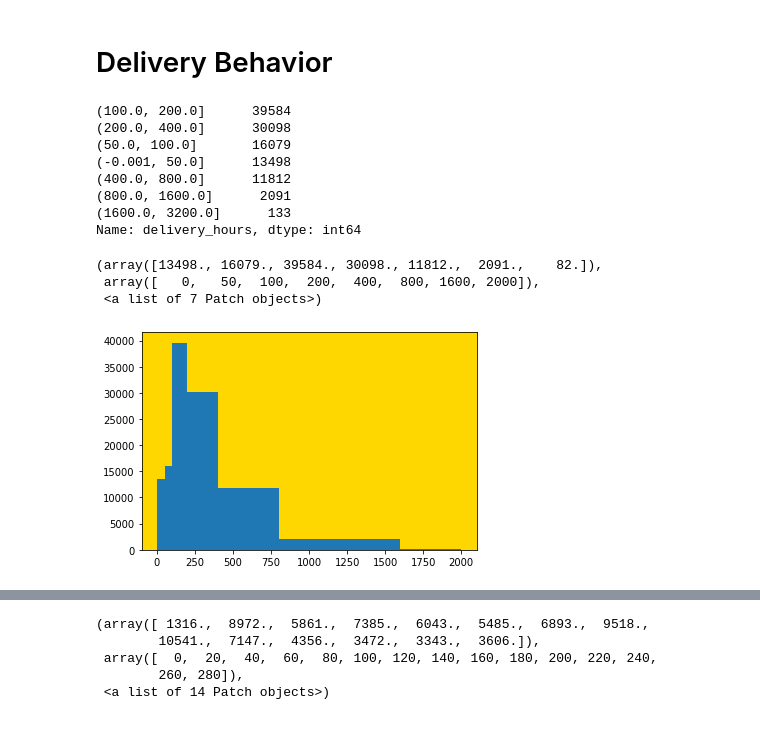
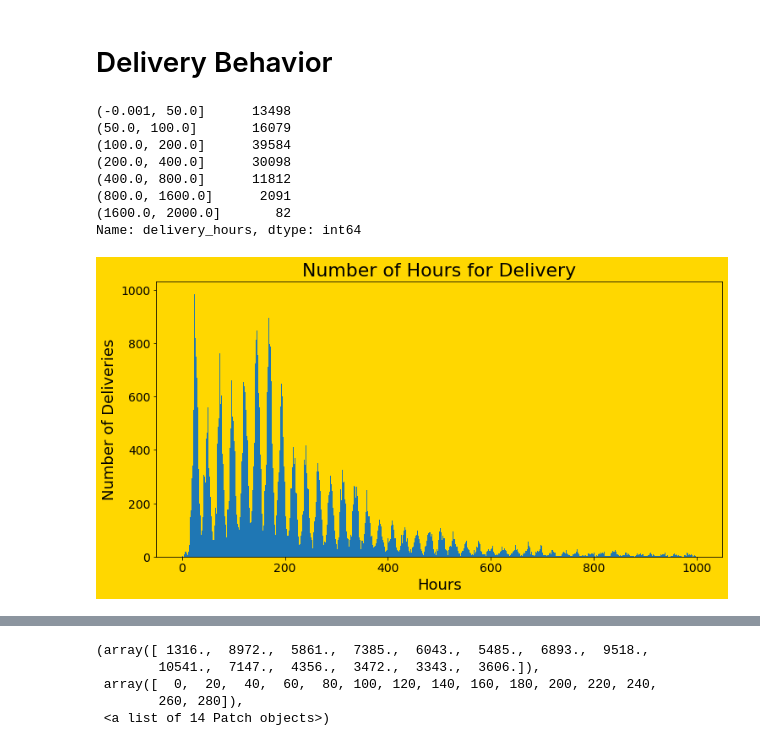
Before and after one commit to RossReisman/Data-Analyst-Portfolio, a Jupyter notebook: Python/brazil/brazil.ipynb, the cells around one changed output, grey strips where cells are left out. Cells and saved outputs as stored; diff of their text form; code cells hidden in the pictures.

```diff
--- a/Python/brazil/brazil.ipynb
+++ b/Python/brazil/brazil.ipynb
@@ -2417,28 +2417,25 @@ plt.show()
 # %% [markdown]
 # Delivery Behavior
 # %%
-master_df['delivery_hours'].value_counts(bins=[0,50,100,200,400,800,1600,3200])
+master_df['delivery_hours'].value_counts(bins=[0,50,100,200,400,800,1600,2000]).sort_index()
 # %% [output]
+(-0.001, 50.0]      13498
+(50.0, 100.0]       16079
 (100.0, 200.0]      39584
 (200.0, 400.0]      30098
-(50.0, 100.0]       16079
-(-0.001, 50.0]      13498
 (400.0, 800.0]      11812
 (800.0, 1600.0]      2091
-(1600.0, 3200.0]      133
+(1600.0, 2000.0]       82
 Name: delivery_hours, dtype: int64
 # %%
 plt.rcParams.update({'axes.facecolor':'gold'})
 plt.figure(figsize=(12,6), facecolor='gold')
-top_prod_cat.plot(kind='barh')
-plt.xlabel('Number of Purchases', fontsize=18)
-plt.ylabel('Product Category', fontsize=18)
+plt.hist(master_df['delivery_hours'], bins=range(0,1000))
+plt.xlabel('Hours', fontsize=18)
+plt.ylabel('Number of Deliveries', fontsize=18)
 plt.xticks(fontsize=14)
 plt.yticks(fontsize=14)
-plt.title('Top Product Categories', fontsize=22)
+plt.title('Number of Hours for Delivery', fontsize=22)
 plt.show()
 # %% [output]
-(array([13498., 16079., 39584., 30098., 11812.,  2091.,    82.]),
- array([   0,   50,  100,  200,  400,  800, 1600, 2000]),
- <a list of 7 Patch objects>)
-[figure, old version]
+[figure, new version]
```
Also changed, not shown: parts of 2 cells of this notebook.
